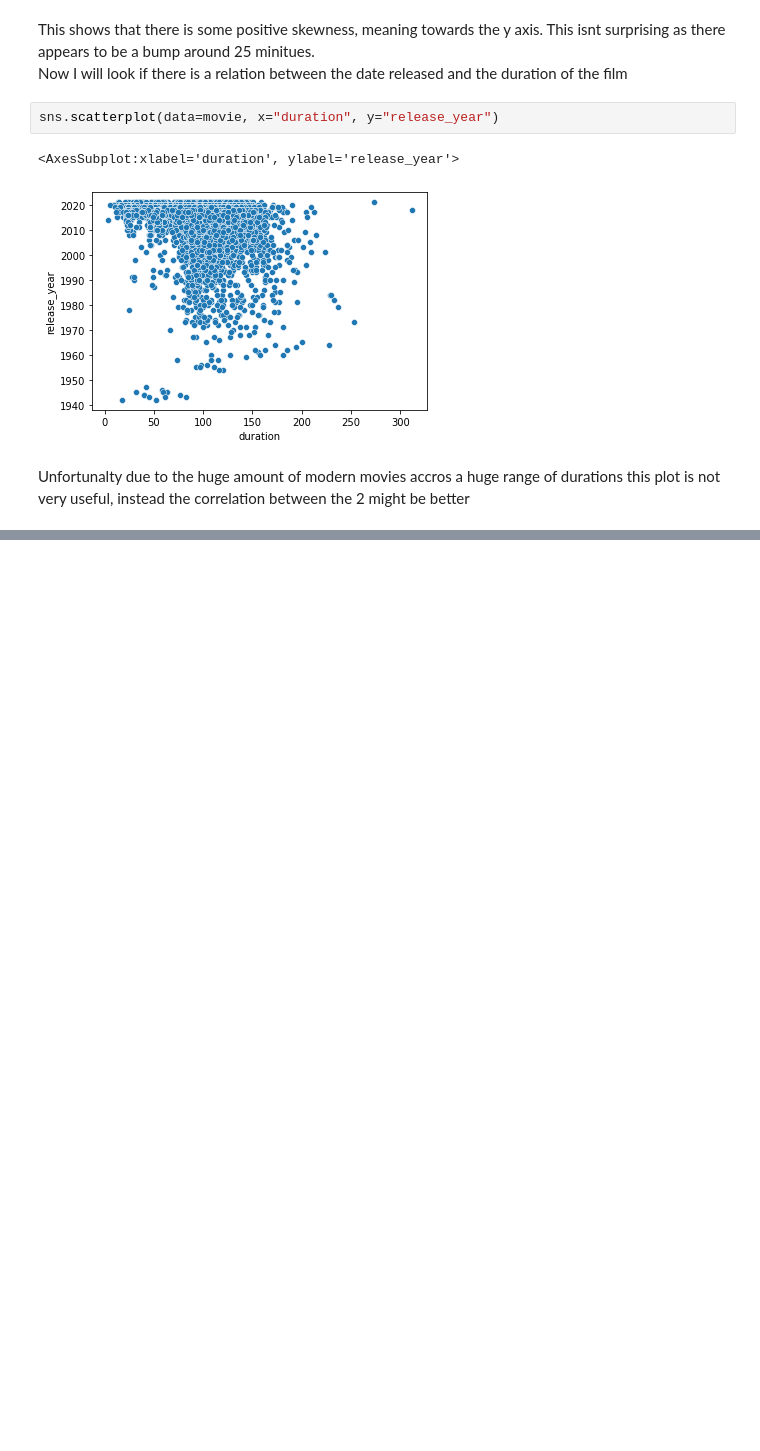
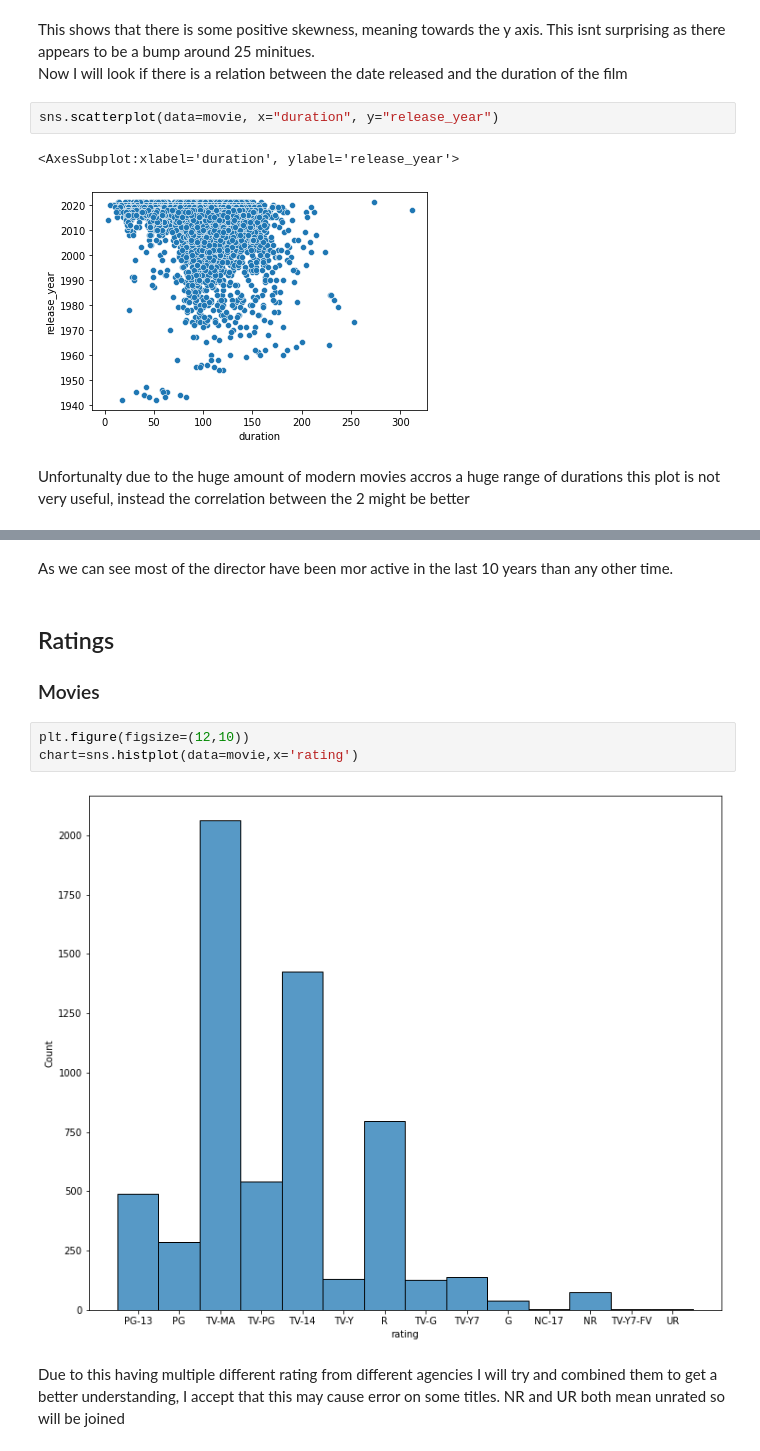
Before and after one commit to AndrewJGroves/DataSciencePortfolio, a Jupyter notebook: netflix-eda.ipynb, the cells around one changed output, grey strips where cells are left out. Cells and saved outputs as stored; diff of their text form; blank space fills up the shorter version.

```diff
--- a/netflix-eda.ipynb
+++ b/netflix-eda.ipynb
@@ -265,0 +302,12 @@ This shows that there is some correlation but negative, this will be because the
+# %% [markdown]
+As we can see most of the director have been mor active in the last 10 years than any other time.
+# %% [markdown]
+## Ratings
+### Movies
+# %%
+plt.figure(figsize=(12,10))
+chart=sns.histplot(data=movie,x='rating')
+# %% [output]
+[figure, added]
+# %% [markdown]
+Due to this having multiple different rating from different agencies I will try and combined them to get a better understanding, I accept that this may cause error on some titles. NR and UR both mean unrated so will be joined
```
Also changed, not shown: parts of 38 cells of this notebook.
